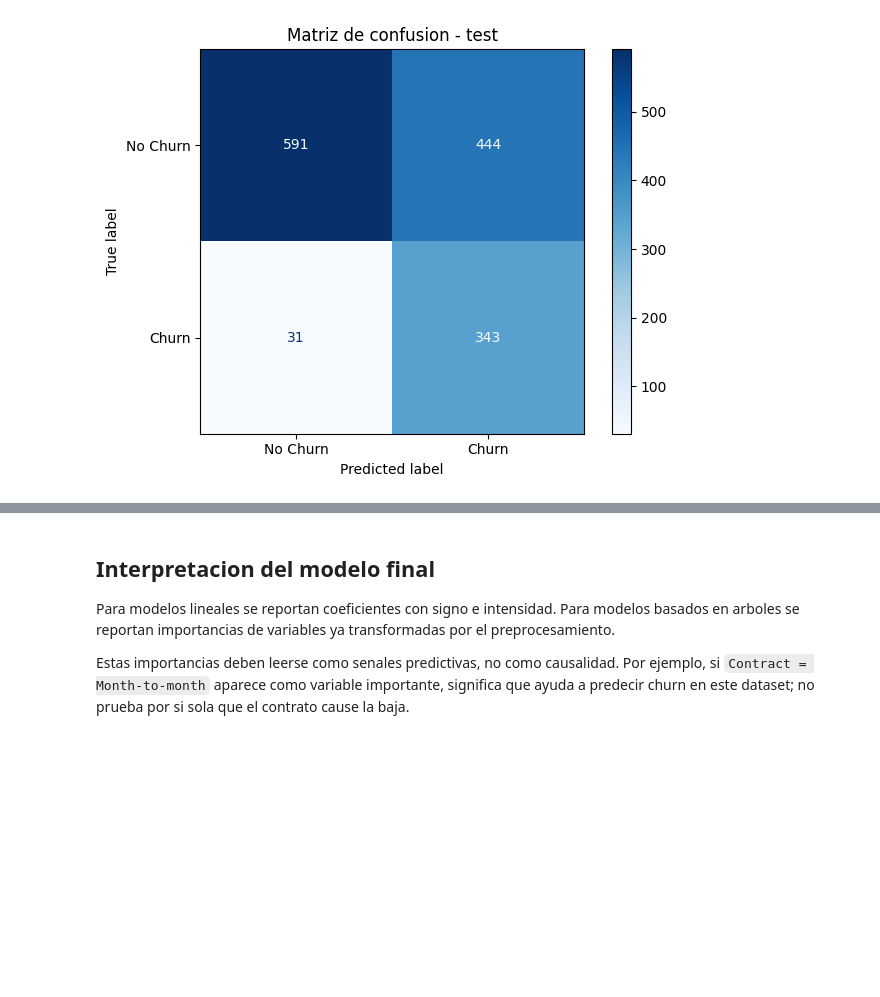
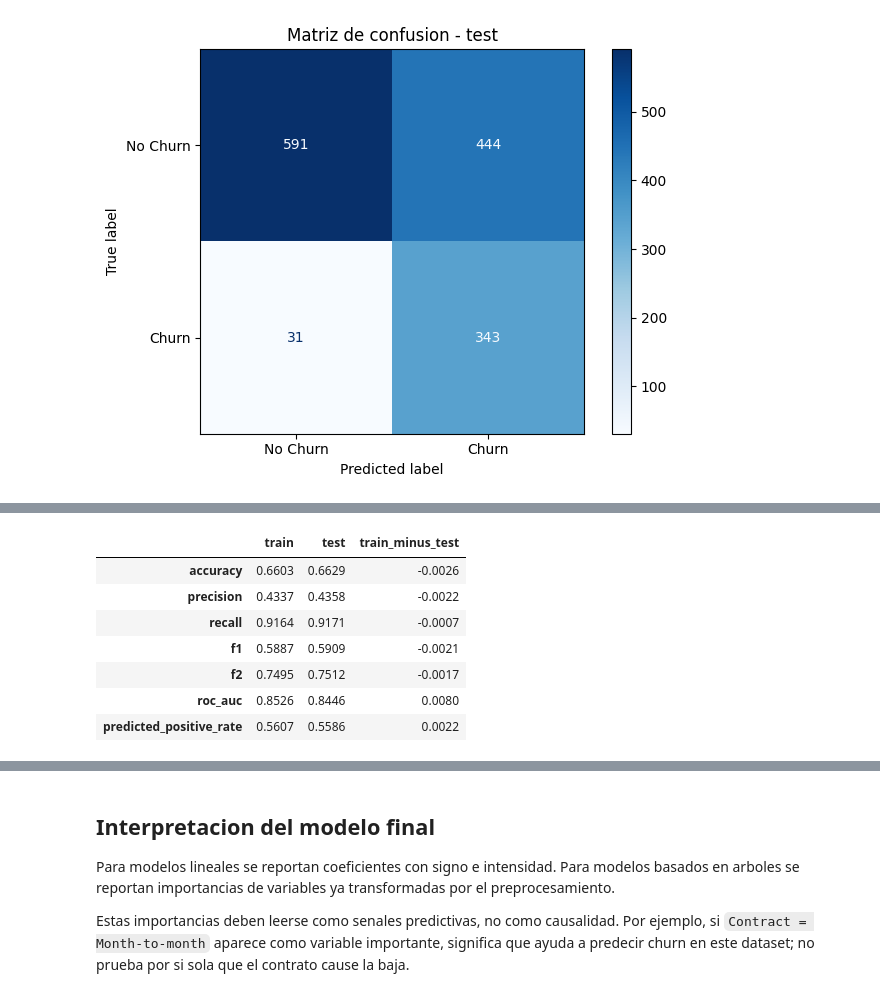
Before and after one commit to matigold22/Final_Predictiva, a Jupyter notebook: notebooks/01_train_final_model.ipynb, the cells around one changed output, grey strips where cells are left out. Drawn from its saved outputs; the diff is of its cells as text; code cells hidden in the pictures; blank space fills up the shorter version.

Commit message:
Add leakage and overfitting checks

```diff
--- a/notebooks/01_train_final_model.ipynb
+++ b/notebooks/01_train_final_model.ipynb
@@ -527,0 +539,83 @@ plt.show()
+# %%
+def evaluate_with_threshold(model, X_data, y_data, threshold):
+    proba = model.predict_proba(X_data)[:, 1]
+    pred = (proba >= threshold).astype(int)
+    return {
+        "accuracy": accuracy_score(y_data, pred),
+        "precision": precision_score(y_data, pred, zero_division=0),
+        "recall": recall_score(y_data, pred, zero_division=0),
+        "f1": f1_score(y_data, pred, zero_division=0),
+        "f2": fbeta_score(y_data, pred, beta=2, zero_division=0),
+        "roc_auc": roc_auc_score(y_data, proba),
+        "predicted_positive_rate": float(pred.mean()),
+    }
+
+train_audit_metrics = evaluate_with_threshold(final_model, X_train, y_train, best_threshold)
+test_audit_metrics = evaluate_with_threshold(final_model, X_test, y_test, best_threshold)
+
+feature_hash_train = pd.util.hash_pandas_object(X_train.reset_index(drop=True), index=False)
+feature_hash_test = pd.util.hash_pandas_object(X_test.reset_index(drop=True), index=False)
+overlap_hashes = set(feature_hash_train).intersection(set(feature_hash_test))
+
+train_profiles = X_train.copy()
+train_profiles["split"] = "train"
+train_profiles["target"] = y_train.values
+train_profiles["customerID"] = customer_train.values
+
+test_profiles = X_test.copy()
+test_profiles["split"] = "test"
+test_profiles["target"] = y_test.values
+test_profiles["customerID"] = customer_test.values
+
+combined_profiles = pd.concat([train_profiles, test_profiles], ignore_index=True)
+feature_columns_for_hash = X_train.columns.tolist()
+combined_profiles["feature_hash"] = pd.util.hash_pandas_object(combined_profiles[feature_columns_for_hash], index=False).astype(str)
+profile_summary = combined_profiles.groupby("feature_hash").agg(
+    rows=("customerID", "size"),
+    train_rows=("split", lambda s: int((s == "train").sum())),
+    test_rows=("split", lambda s: int((s == "test").sum())),
+    targets=("target", lambda s: tuple(sorted(set(s)))),
+).reset_index()
+
+cross_split_duplicates = profile_summary[
+    (profile_summary["train_rows"] > 0) & (profile_summary["test_rows"] > 0)
+].copy()
+cross_split_duplicates["same_target_only"] = cross_split_duplicates["targets"].apply(lambda values: len(values) == 1)
+
+leakage_overfit_checks = {
+    "customer_id_used_as_feature": "customerID" in X_train.columns,
+    "train_test_customer_id_overlap": len(set(customer_train).intersection(set(customer_test))),
+    "target_like_feature_columns": [col for col in X_train.columns if "churn" in col.lower() or col.lower() in ["target", "label", "y"]],
+    "preprocessing_inside_pipeline": isinstance(final_model, Pipeline),
+    "threshold_selected_on_test": False,
+    "decision_threshold": best_threshold,
+    "train_metrics": train_audit_metrics,
+    "test_metrics": test_audit_metrics,
+    "train_minus_test_f2": train_audit_metrics["f2"] - test_audit_metrics["f2"],
+    "train_minus_test_roc_auc": train_audit_metrics["roc_auc"] - test_audit_metrics["roc_auc"],
+    "cross_split_duplicate_feature_groups": int(len(cross_split_duplicates)),
+    "cross_split_duplicate_feature_rows": int(combined_profiles["feature_hash"].isin(cross_split_duplicates["feature_hash"]).sum()),
+    "cross_split_duplicate_groups_same_target_only": int(cross_split_duplicates["same_target_only"].sum()),
+    "cross_split_duplicate_groups_mixed_target": int((~cross_split_duplicates["same_target_only"]).sum()),
+}
+
+with (OUTPUTS_DIR / "leakage_overfit_checks.json").open("w", encoding="utf-8") as f:
+    json.dump(leakage_overfit_checks, f, indent=2)
+
+pd.DataFrame({
+    "train": train_audit_metrics,
+    "test": test_audit_metrics,
+    "train_minus_test": {
+        key: train_audit_metrics[key] - test_audit_metrics[key]
+        for key in train_audit_metrics
+    },
+}).round(4)
+# %% [output]
+|  | train | test | train_minus_test |
+| accuracy | 0.6603 | 0.6629 | -0.0026 |
+| precision | 0.4337 | 0.4358 | -0.0022 |
+| recall | 0.9164 | 0.9171 | -0.0007 |
+| f1 | 0.5887 | 0.5909 | -0.0021 |
+| f2 | 0.7495 | 0.7512 | -0.0017 |
+| roc_auc | 0.8526 | 0.8446 | 0.0080 |
+| predicted_positive_rate | 0.5607 | 0.5586 | 0.0022 |
```
Also changed, not shown: parts of 2 cells of this notebook, 2 other files.
